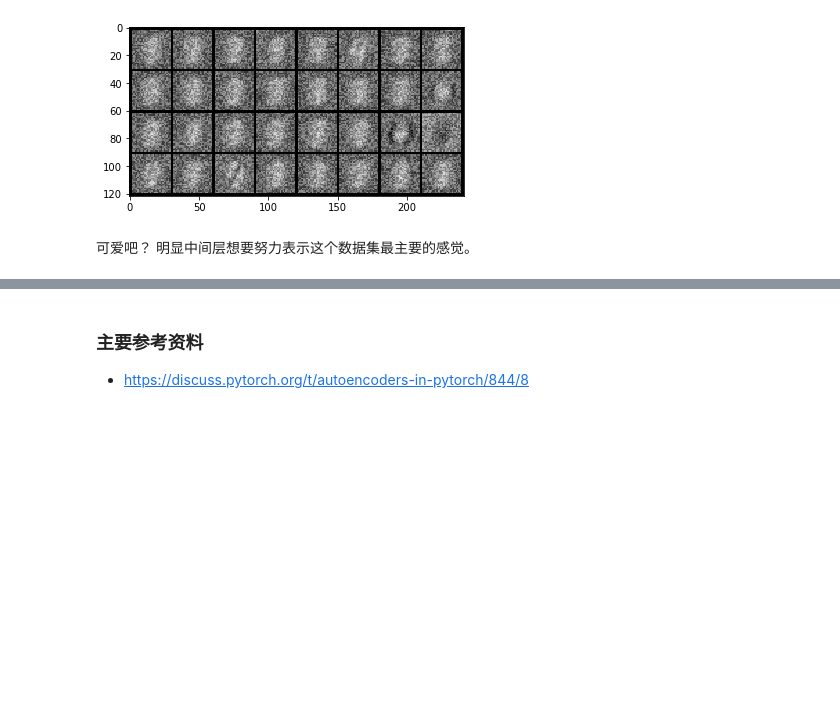
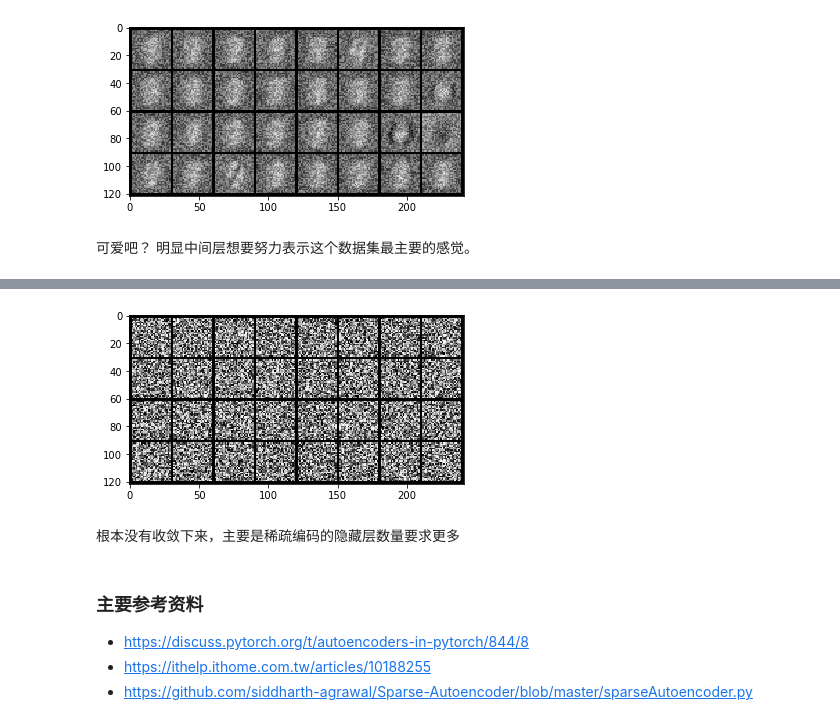
Before and after one commit to vaxin/nnbeginer, a Jupyter notebook: autoencoder.ipynb, the cells around one changed output, grey strips where cells are left out. Cells and saved outputs as stored; diff of their text form; code cells hidden in the pictures; blank space fills up the shorter version.

```diff
--- a/autoencoder.ipynb
+++ b/autoencoder.ipynb
@@ -133,3 +195,23 @@ for i, param in enumerate(params):
+# %%
+params = net.encoder.parameters()
+for i, param in enumerate(params):
+    # param is a 32 x 784 FloatTensor
+    w = param.view(32, 28, 28, 1)
+
+    # make_grid 只能接受(BxCxHxW)，所以我们能要转换过去
+    w = np.transpose(w.data.numpy(), (0, 3, 1, 2))
+    w = make_grid(torch.Tensor(w), normalize = True)
+    w = np.transpose(w.numpy(), (1, 2, 0))
+
+    # 4 * 8 每行四个
+    # 下面我们将学习使用make_grid
+    showGrid(w)
+# %% [output]
+[figure, added]
+# %% [markdown]
+根本没有收敛下来，主要是稀疏编码的隐藏层数量要求更多
 # %% [markdown]
 ### 主要参考资料
 - https://discuss.pytorch.org/t/autoencoders-in-pytorch/844/8
+- https://ithelp.ithome.com.tw/articles/10188255
+- https://github.com/siddharth-agrawal/Sparse-Autoencoder/blob/master/sparseAutoencoder.py
```
Also changed, not shown: parts of 2 cells of this notebook.
